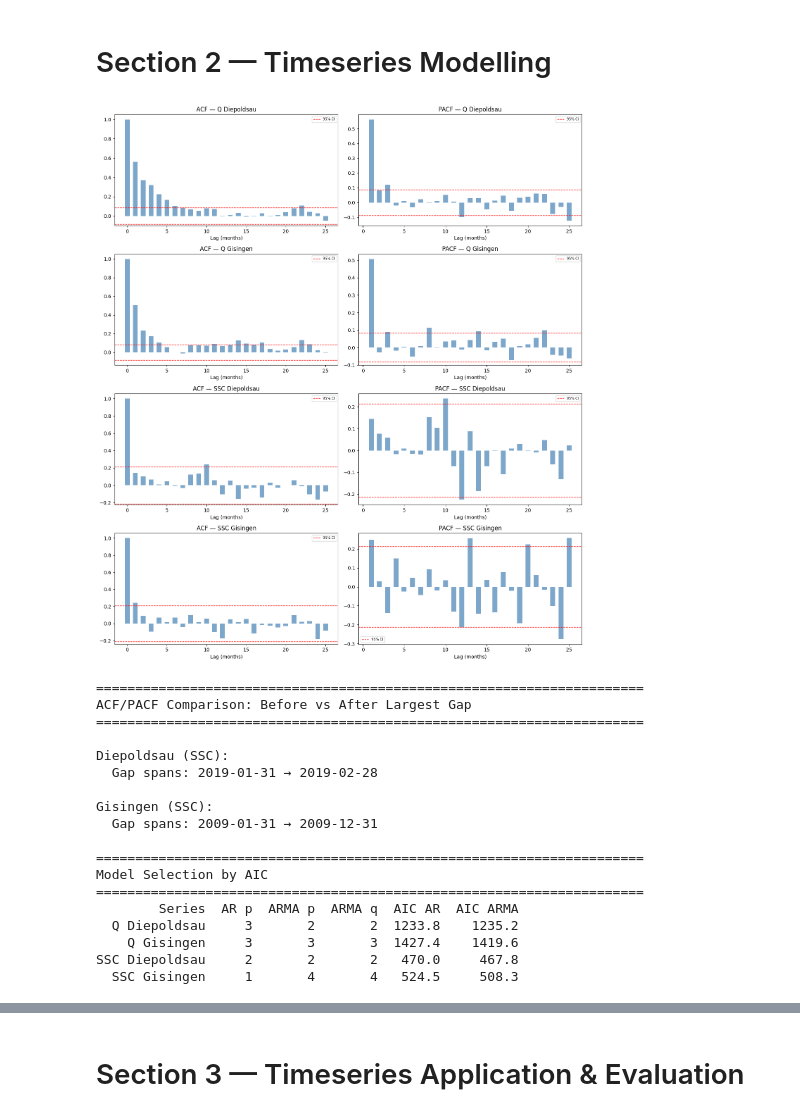
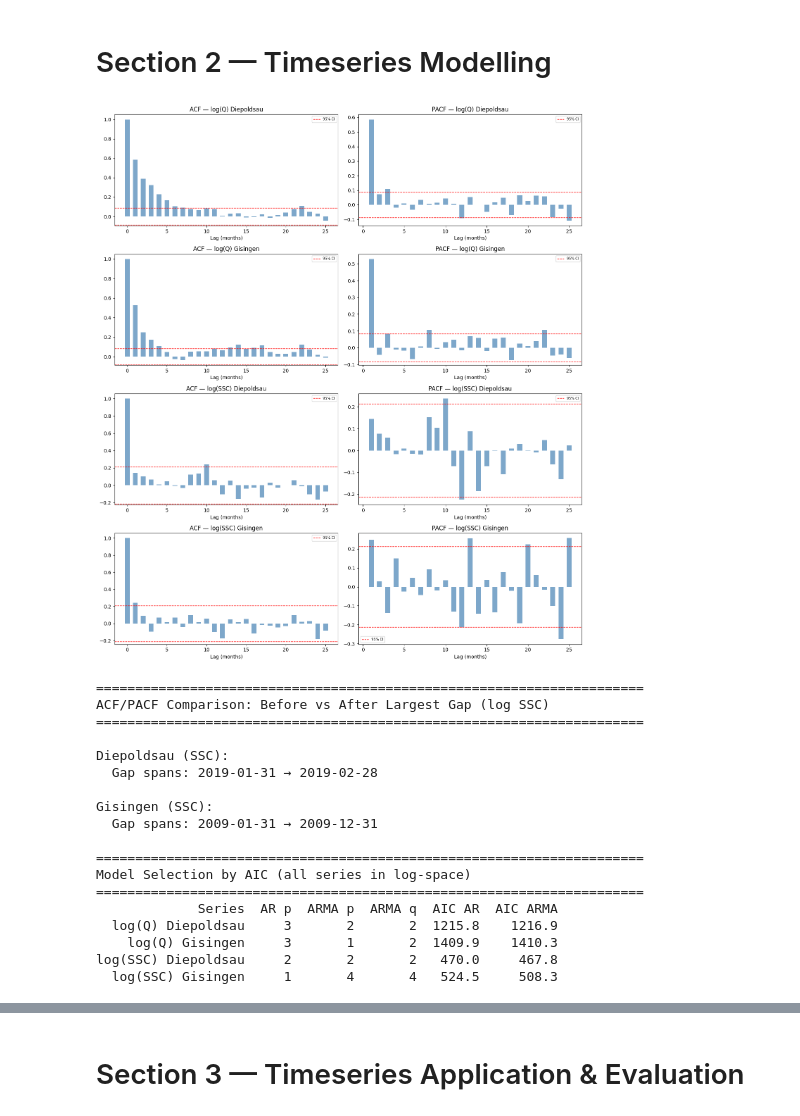
Before and after one commit to stanmab/WRM_2, a Jupyter notebook: Module2.ipynb, the cells around one changed output, grey strips where cells are left out. Cells and saved outputs as stored; diff of their text form; code cells hidden in the pictures.

```diff
--- a/Module2.ipynb
+++ b/Module2.ipynb
@@ -222,44 +257,42 @@ arma_ssc_gis  = fit_arma(log_ssc_gis_sa,  p_arma_ssc_gis,  q_arma_ssc_gis)
 # %%
 # PLOT
 from utils import plot_acf_pacf
 
 fig, axes = plt.subplots(4, 2, figsize=(14, 16))
-plot_acf_pacf(corr_q_diep,   title="Q Diepoldsau",   axes=axes[0])
-plot_acf_pacf(corr_q_gis,    title="Q Gisingen",     axes=axes[1])
-plot_acf_pacf(corr_ssc_diep, title="SSC Diepoldsau", axes=axes[2])
-plot_acf_pacf(corr_ssc_gis,  title="SSC Gisingen",   axes=axes[3])
+plot_acf_pacf(corr_q_diep,   title="log(Q) Diepoldsau",   axes=axes[0])
+plot_acf_pacf(corr_q_gis,    title="log(Q) Gisingen",     axes=axes[1])
+plot_acf_pacf(corr_ssc_diep, title="log(SSC) Diepoldsau", axes=axes[2])
+plot_acf_pacf(corr_ssc_gis,  title="log(SSC) Gisingen",   axes=axes[3])
 plt.tight_layout()
 plt.show()
 # %% [output]
-[figure, old version]
+[figure, new version]
 # %%
 # PRINT
 
-# 1. Print the gap diagnostic
 print("=" * 70)
-print("ACF/PACF Comparison: Before vs After Largest Gap")
+print("ACF/PACF Comparison: Before vs After Largest Gap (log SSC)")
 print("=" * 70)
 print(f"\nDiepoldsau (SSC):")
 print(f"  Gap spans: {largest_gap_diep['start_date'].date()} → {largest_gap_diep['end_date'].date()}")
 print(f"\nGisingen (SSC):")
 print(f"  Gap spans: {largest_gap_gis['start_date'].date()} → {largest_gap_gis['end_date'].date()}")
 
-# 2. Print the AIC model selection table
 rows2 = [
-    ("Q Diepoldsau",   p_ar_q_diep,   p_arma_q_diep,   q_arma_q_diep, round(ar_q_diep.aic, 1),   round(arma_q_diep.aic, 1)),
-    ("Q Gisingen",     p_ar_q_gis,    p_arma_q_gis,    q_arma_q_gis,  round(ar_q_gis.aic, 1),    round(arma_q_gis.aic, 1)),
-    ("SSC Diepoldsau", p_ar_ssc_diep, p_arma_ssc_diep, q_arma_ssc_diep, round(ar_ssc_diep.aic, 1), round(arma_ssc_diep.aic, 1)),
-    ("SSC Gisingen",   p_ar_ssc_gis,  p_arma_ssc_gis,  q_arma_ssc_gis, round(ar_ssc_gis.aic, 1),  round(arma_ssc_gis.aic, 1)),
+    ("log(Q) Diepoldsau",   p_ar_q_diep,   p_arma_q_diep,   q_arma_q_diep,   round(ar_q_diep.aic, 1),   round(arma_q_diep.aic, 1)),
+    ("log(Q) Gisingen",     p_ar_q_gis,    p_arma_q_gis,    q_arma_q_gis,    round(ar_q_gis.aic, 1),    round(arma_q_gis.aic, 1)),
+    ("log(SSC) Diepoldsau", p_ar_ssc_diep, p_arma_ssc_diep, q_arma_ssc_diep, round(ar_ssc_diep.aic, 1), round(arma_ssc_diep.aic, 1)),
+    ("log(SSC) Gisingen",   p_ar_ssc_gis,  p_arma_ssc_gis,  q_arma_ssc_gis,  round(ar_ssc_gis.aic, 1),  round(arma_ssc_gis.aic, 1)),
 ]
 df2 = pd.DataFrame(rows2, columns=["Series", "AR p", "ARMA p", "ARMA q", "AIC AR", "AIC ARMA"])
 
 print("\n" + "=" * 70)
-print("Model Selection by AIC")
+print("Model Selection by AIC (all series in log-space)")
 print("=" * 70)
 print(df2.to_string(index=False))
 # %% [output]
 ======================================================================
-ACF/PACF Comparison: Before vs After Largest Gap
+ACF/PACF Comparison: Before vs After Largest Gap (log SSC)
 ======================================================================
 
 Diepoldsau (SSC):
@@ -269,11 +302,11 @@ Gisingen (SSC):
   Gap spans: 2009-01-31 → 2009-12-31
 
 ======================================================================
-Model Selection by AIC
+Model Selection by AIC (all series in log-space)
 ======================================================================
-        Series  AR p  ARMA p  ARMA q  AIC AR  AIC ARMA
-  Q Diepoldsau     3       2       2  1233.8    1235.2
-    Q Gisingen     3       3       3  1427.4    1419.6
-SSC Diepoldsau     2       2       2   470.0     467.8
-  SSC Gisingen     1       4       4   524.5     508.3
+             Series  AR p  ARMA p  ARMA q  AIC AR  AIC ARMA
+  log(Q) Diepoldsau     3       2       2  1215.8    1216.9
+    log(Q) Gisingen     3       1       2  1409.9    1410.3
+log(SSC) Diepoldsau     2       2       2   470.0     467.8
+  log(SSC) Gisingen     1       4       4   524.5     508.3
 # %% [markdown]
```
Also changed, not shown: parts of 26 cells of this notebook, 3 other files.
